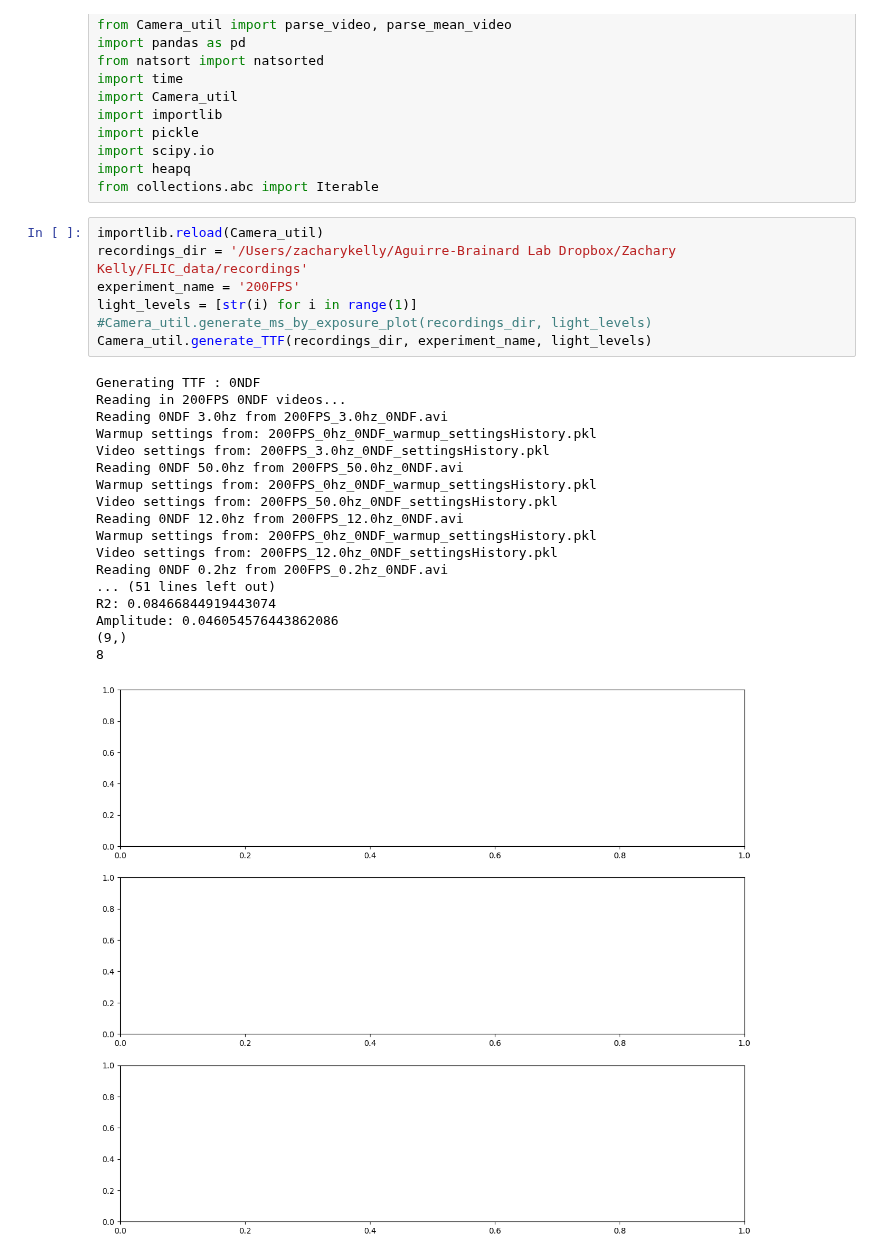
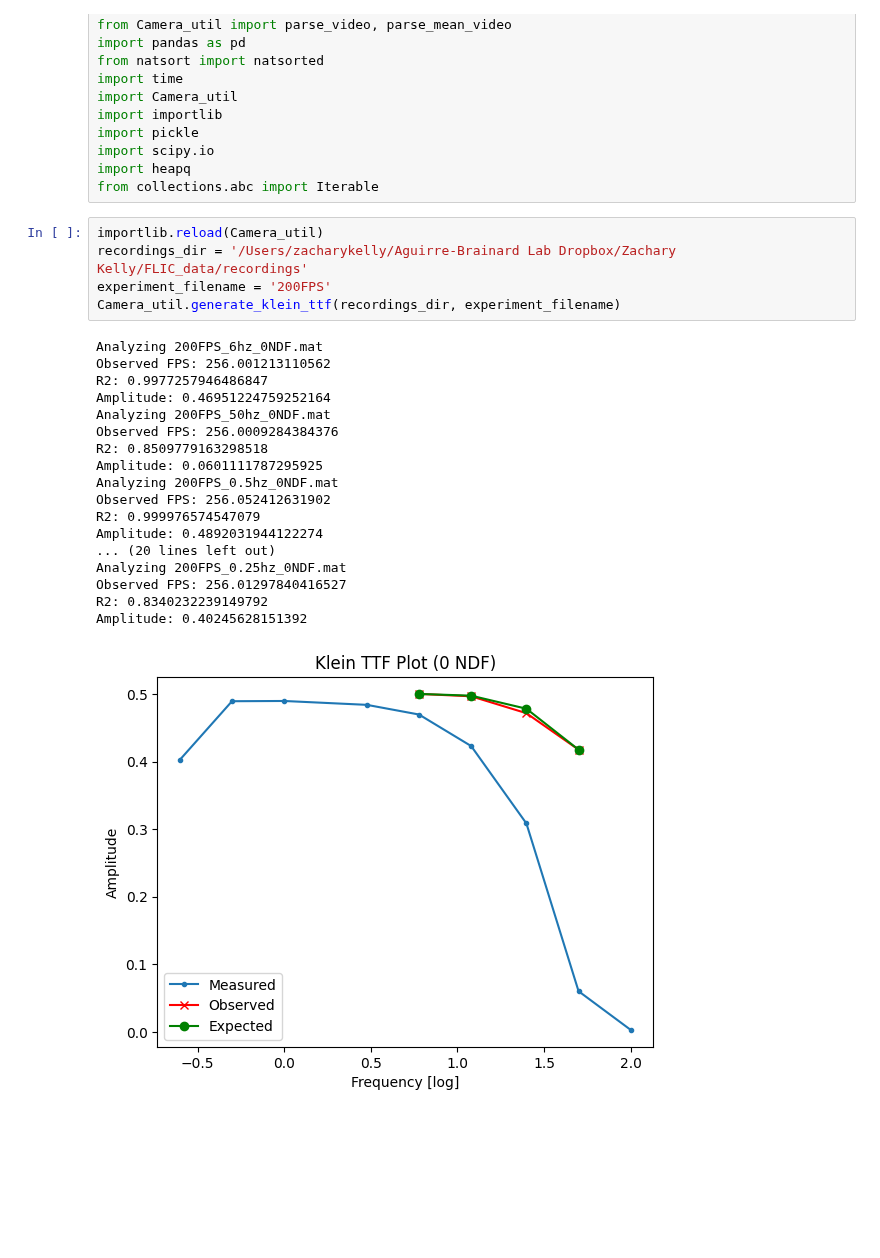
Before and after one commit to gkaguirrelab/combiExperiments, a Jupyter notebook: code/lightLogger/camera/playground.ipynb, the cells around one changed output. Saved outputs shown, nothing was run; the diff lists cells and outputs as text; blank space fills up the shorter version.

Commit message:
plots all working, just unsure of what value for 100 hz in corrected TTF

```diff
--- a/code/lightLogger/camera/playground.ipynb
+++ b/code/lightLogger/camera/playground.ipynb
@@ -16,26 +16,24 @@ from collections.abc import Iterable
 # %%
 importlib.reload(Camera_util)
 recordings_dir = '/Users/zacharykelly/Aguirre-Brainard Lab Dropbox/Zachary Kelly/FLIC_data/recordings'
-experiment_name = '200FPS'
-light_levels = [str(i) for i in range(1)]
-#Camera_util.generate_ms_by_exposure_plot(recordings_dir, light_levels)
-Camera_util.generate_TTF(recordings_dir, experiment_name, light_levels)
+experiment_filename = '200FPS'
+Camera_util.generate_klein_ttf(recordings_dir, experiment_filename)
 # %% [output]
-Generating TTF : 0NDF
-Reading in 200FPS 0NDF videos...
-Reading 0NDF 3.0hz from 200FPS_3.0hz_0NDF.avi
-Warmup settings from: 200FPS_0hz_0NDF_warmup_settingsHistory.pkl
-Video settings from: 200FPS_3.0hz_0NDF_settingsHistory.pkl
-Reading 0NDF 50.0hz from 200FPS_50.0hz_0NDF.avi
-Warmup settings from: 200FPS_0hz_0NDF_warmup_settingsHistory.pkl
-Video settings from: 200FPS_50.0hz_0NDF_settingsHistory.pkl
-Reading 0NDF 12.0hz from 200FPS_12.0hz_0NDF.avi
-Warmup settings from: 200FPS_0hz_0NDF_warmup_settingsHistory.pkl
-Video settings from: 200FPS_12.0hz_0NDF_settingsHistory.pkl
-Reading 0NDF 0.2hz from 200FPS_0.2hz_0NDF.avi
-... (51 lines left out)
-R2: 0.08466844919443074
-Amplitude: 0.046054576443862086
-(9,)
-8
+Analyzing 200FPS_6hz_0NDF.mat
+Observed FPS: 256.001213110562
+R2: 0.9977257946486847
+Amplitude: 0.46951224759252164
+Analyzing 200FPS_50hz_0NDF.mat
+Observed FPS: 256.0009284384376
+R2: 0.8509779163298518
+Amplitude: 0.0601111787295925
+Analyzing 200FPS_0.5hz_0NDF.mat
+Observed FPS: 256.052412631902
+R2: 0.999976574547079
+Amplitude: 0.4892031944122274
+... (20 lines left out)
+Analyzing 200FPS_0.25hz_0NDF.mat
+Observed FPS: 256.01297840416527
+R2: 0.8340232239149792
+Amplitude: 0.40245628151392
-[figure, old version]
+[figure, new version]
```
Also changed, not shown: parts of 4 cells of this notebook, 1 other file.
